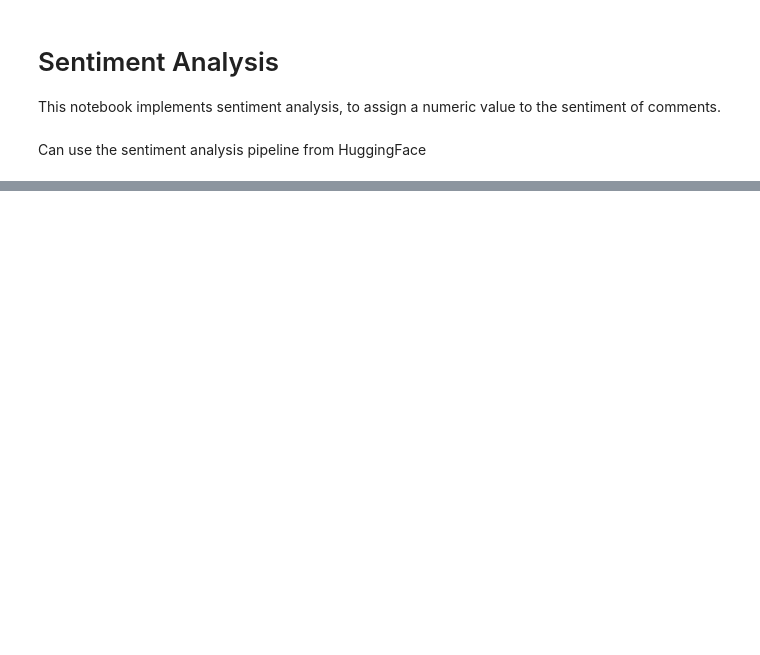
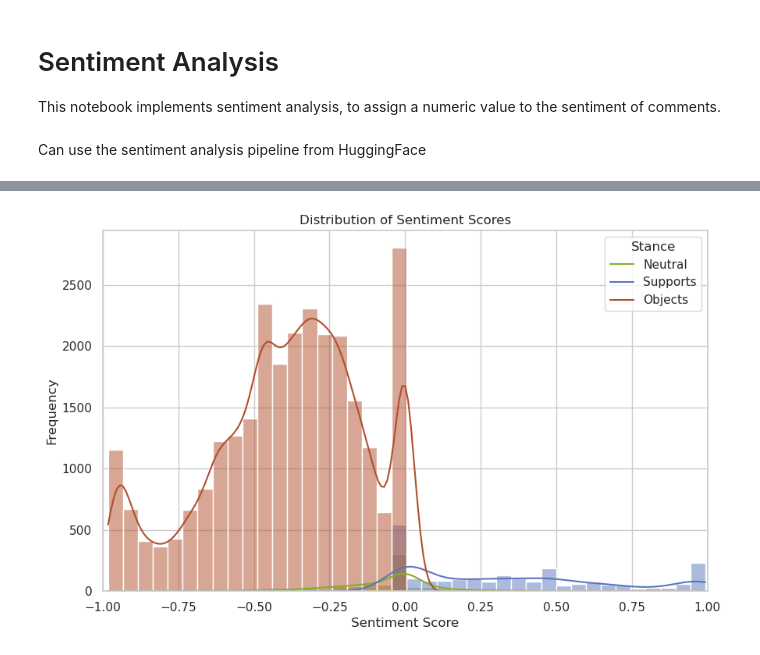
Before and after one commit to Bea-Taylor/nimby_nlp, a Jupyter notebook: nbs/2_0_1_sentiment_analysis.ipynb, the cells around one changed output, grey strips where cells are left out. Drawn from its saved outputs; the diff is of its cells as text; code cells hidden in the pictures; blank space fills up the shorter version.

Commit message:
finished sentiment scoring

```diff
--- a/nbs/2_0_1_sentiment_analysis.ipynb
+++ b/nbs/2_0_1_sentiment_analysis.ipynb
@@ -23,5 +31,5 @@ Successfully connected to ai4ci-db-dev.
 # %%
 df = cs.read_all()
-df = df[:1000]
+df = df
 print('df shape:', df.shape)
 # %% [output]
@@ -95,0 +105,24 @@ nlp = NLP_Tasks()
+# %%
+# sns colour palette for stance
+stance_palette = {
+    'Supports': '#5B76BD',  # blue
+    'Objects': '#B04F2C',   # orange
+    'Neutral': '#82B02C'    # green
+}
+# %%
+# Plot histogram of sentiment scores
+import matplotlib.pyplot as plt
+import seaborn as sns
+sns.set(style="whitegrid")
+plt.figure(figsize=(10, 6))
+sns.histplot(data=df, x="sentiment_score", bins=40, kde=True, hue="stance", legend=True, palette=stance_palette)
+plt.title('Distribution of Sentiment Scores')
+plt.xlabel('Sentiment Score')
+plt.ylabel('Frequency')
+plt.xlim(-1, 1)
+plt.legend(title='Stance', loc='upper right', labels=['Neutral', 'Supports', 'Objects'])
+# plt.axvline(x=0, color='red', linestyle='--', label='Neutral')
+# plt.legend()
+plt.show()
+# %% [output]
+[figure, added]
```
Also changed, not shown: parts of 11 cells of this notebook, 1 other file.
